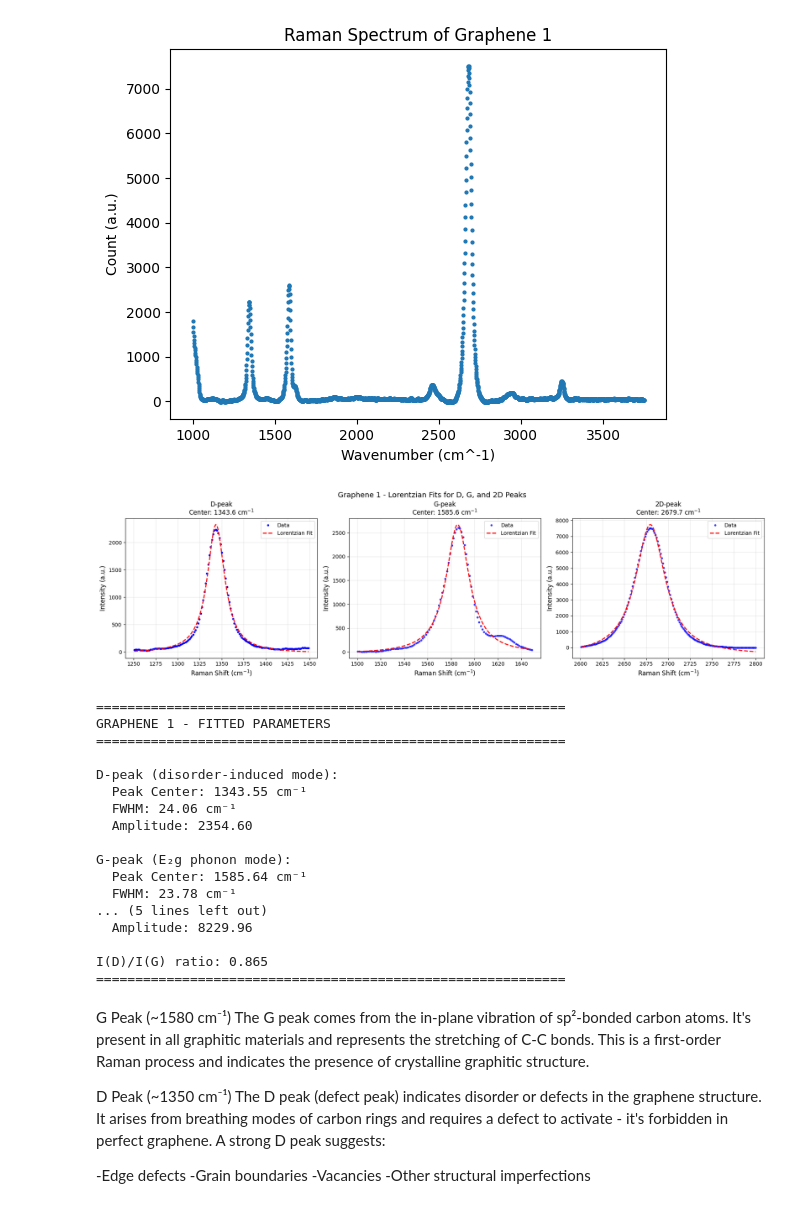
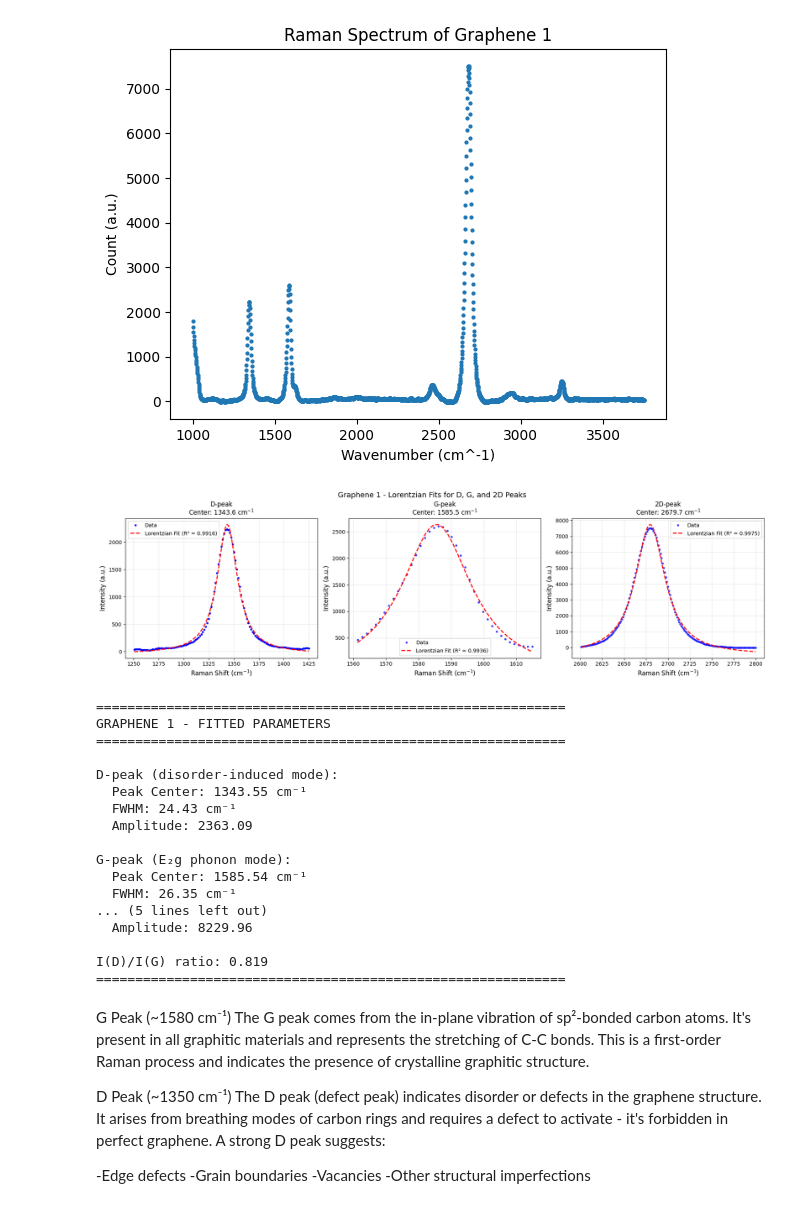
Before and after one commit to FattDuckk/solid_states, a Jupyter notebook: graph_analysis.ipynb, the cells around one changed output. Saved outputs shown, nothing was run; the diff lists cells and outputs as text; code cells hidden in the pictures.

```diff
--- a/graph_analysis.ipynb
+++ b/graph_analysis.ipynb
@@ -42,7 +42,7 @@ x_data_full = graphene_1_data['Wavenumber'].values
 y_data_full = graphene_1_data['Count'].values
 
 # ===== D-peak fit (around 1350 cm^-1) =====
-mask_d = (x_data_full >= 1250) & (x_data_full <= 1450)
+mask_d = (x_data_full >= 1250) & (x_data_full <= 1425)
 x_d = x_data_full[mask_d]
 y_d = y_data_full[mask_d]
 
@@ -51,7 +51,7 @@ popt_d, _ = curve_fit(lorentzian, x_d, y_d, p0=initial_guess_d)
 y_fit_d = lorentzian(x_d, *popt_d)
 
 # ===== G-peak fit (around 1580 cm^-1) =====
-mask_g = (x_data_full >= 1500) & (x_data_full <= 1650)
+mask_g = (x_data_full >= 1560) & (x_data_full <= 1615)
 x_g = x_data_full[mask_g]
 y_g = y_data_full[mask_g]
 
@@ -73,7 +73,7 @@ fig, axes = plt.subplots(1, 3, figsize=(18, 5))
 
 # D-peak plot
 axes[0].plot(x_d, y_d, 'bo', markersize=3, label='Data')
-axes[0].plot(x_d, y_fit_d, 'r--', label='Lorentzian Fit', linewidth=2)
+axes[0].plot(x_d, y_fit_d, 'r--', label=f'Lorentzian Fit (R² = {r2_d:.4f})', linewidth=2)
 axes[0].set_xlabel('Raman Shift (cm$^{-1}$)', fontsize=12)
 axes[0].set_ylabel('Intensity (a.u.)', fontsize=12)
 axes[0].set_title(f'D-peak\nCenter: {popt_d[1]:.1f} cm$^{{-1}}$', fontsize=12)
@@ -82,7 +82,7 @@ axes[0].grid(True, alpha=0.3)
 
 # G-peak plot
 axes[1].plot(x_g, y_g, 'bo', label='Data', alpha=0.7, markersize=3)
-axes[1].plot(x_g, y_fit_g, 'r--', label='Lorentzian Fit', linewidth=2)
+axes[1].plot(x_g, y_fit_g, 'r--', label=f'Lorentzian Fit (R² = {r2_g:.4f})', linewidth=2)
 axes[1].set_xlabel('Raman Shift (cm$^{-1}$)', fontsize=12)
 axes[1].set_ylabel('Intensity (a.u.)', fontsize=12)
 axes[1].set_title(f'G-peak\nCenter: {popt_g[1]:.1f} cm$^{{-1}}$', fontsize=12)
@@ -91,56 +91,56 @@ axes[1].grid(True, alpha=0.3)
 
 # 2D-peak plot
 axes[2].plot(x_2d, y_2d, 'bo', label='Data', alpha=0.7, markersize=3)
-axes[2].plot(x_2d, y_fit_2d, 'r--', label='Lorentzian Fit', linewidth=2)
+axes[2].plot(x_2d, y_fit_2d, 'r--', label=f'Lorentzian Fit (R² = {r2_2d:.4f})', linewidth=2)
 axes[2].set_xlabel('Raman Shift (cm$^{-1}$)', fontsize=12)
 axes[2].set_ylabel('Intensity (a.u.)', fontsize=12)
 axes[2].set_title(f'2D-peak\nCenter: {popt_2d[1]:.1f} cm$^{{-1}}$', fontsize=12)
 axes[2].legend()
 axes[2].grid(True, alpha=0.3)
 
 plt.tight_layout()
 plt.suptitle('Graphene 1 - Lorentzian Fits for D, G, and 2D Peaks', fontsize=14, y=1.02)
 plt.show()
 
 # Print all fitted parameters
 print("=" * 60)
 print("GRAPHENE 1 - FITTED PARAMETERS")
 print("=" * 60)
 print(f"\nD-peak (disorder-induced mode):")
 print(f"  Peak Center: {popt_d[1]:.2f} cm⁻¹")
 print(f"  FWHM: {2*popt_d[2]:.2f} cm⁻¹")
 print(f"  Amplitude: {popt_d[0]:.2f}")
 
 print(f"\nG-peak (E₂g phonon mode):")
 print(f"  Peak Center: {popt_g[1]:.2f} cm⁻¹")
 print(f"  FWHM: {2*popt_g[2]:.2f} cm⁻¹")
 print(f"  Amplitude: {popt_g[0]:.2f}")
 
 print(f"\n2D-peak (second-order of D):")
 print(f"  Peak Center: {popt_2d[1]:.2f} cm⁻¹")
 print(f"  FWHM: {2*popt_2d[2]:.2f} cm⁻¹")
 print(f"  Amplitude: {popt_2d[0]:.2f}")
 
 print(f"\nI(D)/I(G) ratio: {popt_d[0]/popt_g[0]:.3f}")
 print("=" * 60)
 # %% [output]
-[figure, old version]
+[figure, new version]
 ============================================================
 GRAPHENE 1 - FITTED PARAMETERS
 ============================================================
 
 D-peak (disorder-induced mode):
   Peak Center: 1343.55 cm⁻¹
-  FWHM: 24.06 cm⁻¹
-  Amplitude: 2354.60
+  FWHM: 24.43 cm⁻¹
+  Amplitude: 2363.09
 
 G-peak (E₂g phonon mode):
-  Peak Center: 1585.64 cm⁻¹
-  FWHM: 23.78 cm⁻¹
+  Peak Center: 1585.54 cm⁻¹
+  FWHM: 26.35 cm⁻¹
 ... (5 lines left out)
   Amplitude: 8229.96
 
-I(D)/I(G) ratio: 0.865
+I(D)/I(G) ratio: 0.819
 ============================================================
 # %% [markdown]
 G Peak (~1580 cm⁻¹)
```
Also changed, not shown: parts of 4 cells of this notebook, 5 other files.
